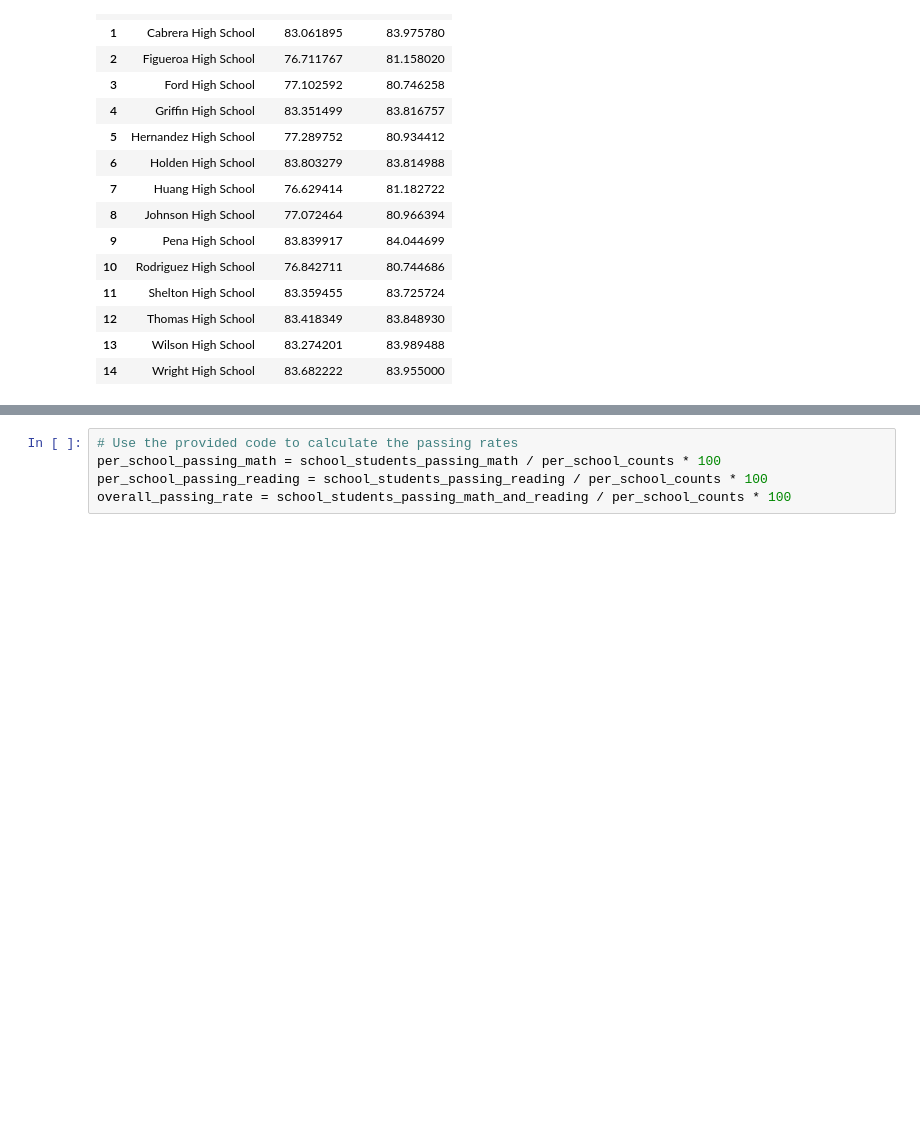
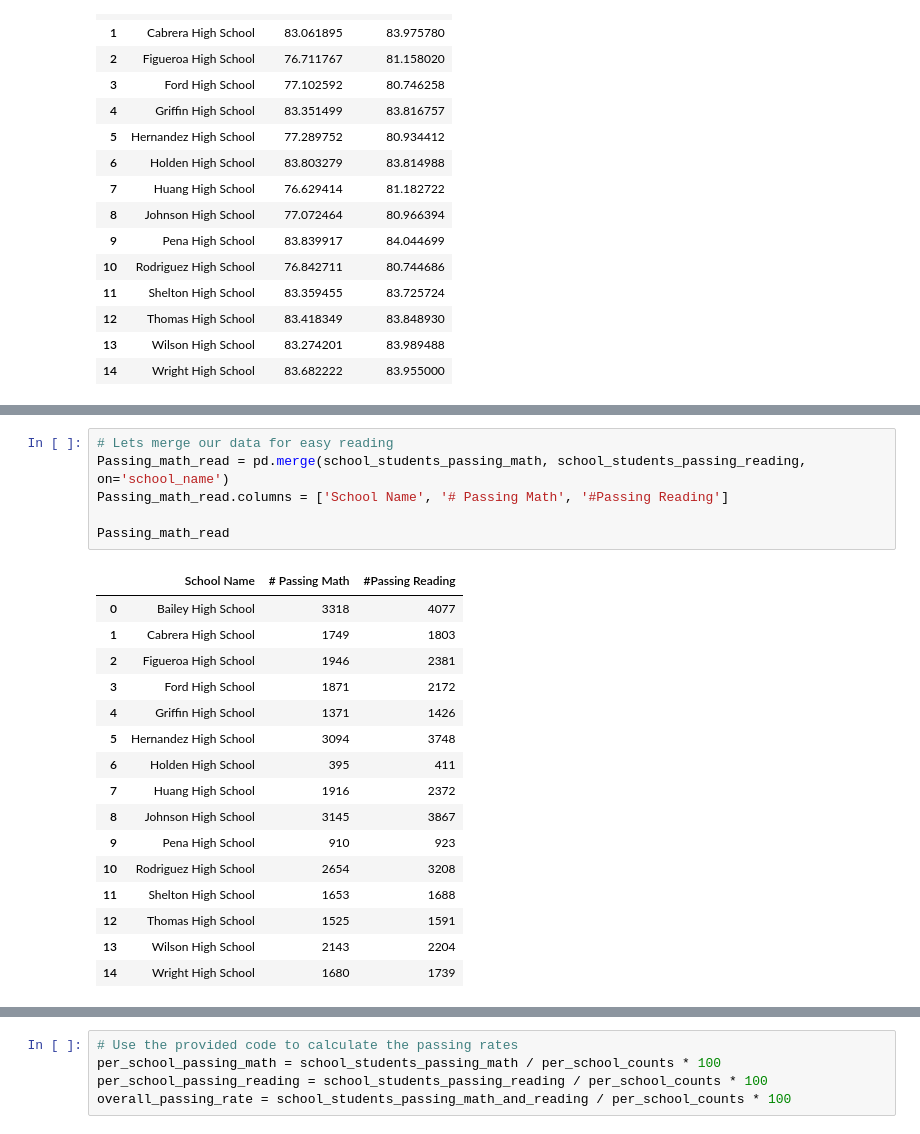
Before and after one commit to denisem77/Pandas-challenge, a Jupyter notebook: PyCitySchools/Panda-challenge.ipynb, the cells around one changed output, grey strips where cells are left out. Drawn from its saved outputs; the diff is of its cells as text; blank space fills up the shorter version.

```diff
--- a/PyCitySchools/Panda-challenge.ipynb
+++ b/PyCitySchools/Panda-challenge.ipynb
@@ -366,3 +365,26 @@ school_students_passing_reading
 | 12 | Thomas High School | 1591 |
 | 13 | Wilson High School | 2204 |
 | 14 | Wright High School | 1739 |
+# %%
+# Lets merge our data for easy reading
+Passing_math_read = pd.merge(school_students_passing_math, school_students_passing_reading, on='school_name')
+Passing_math_read.columns = ['School Name', '# Passing Math', '#Passing Reading']
+
+Passing_math_read
+# %% [output]
+|  | School Name | # Passing Math | #Passing Reading |
+| 0 | Bailey High School | 3318 | 4077 |
+| 1 | Cabrera High School | 1749 | 1803 |
+| 2 | Figueroa High School | 1946 | 2381 |
+| 3 | Ford High School | 1871 | 2172 |
+| 4 | Griffin High School | 1371 | 1426 |
+| 5 | Hernandez High School | 3094 | 3748 |
+| 6 | Holden High School | 395 | 411 |
+| 7 | Huang High School | 1916 | 2372 |
+| 8 | Johnson High School | 3145 | 3867 |
+| 9 | Pena High School | 910 | 923 |
+| 10 | Rodriguez High School | 2654 | 3208 |
+| 11 | Shelton High School | 1653 | 1688 |
+| 12 | Thomas High School | 1525 | 1591 |
+| 13 | Wilson High School | 2143 | 2204 |
+| 14 | Wright High School | 1680 | 1739 |
```
Also changed, not shown: parts of 5 cells of this notebook.
